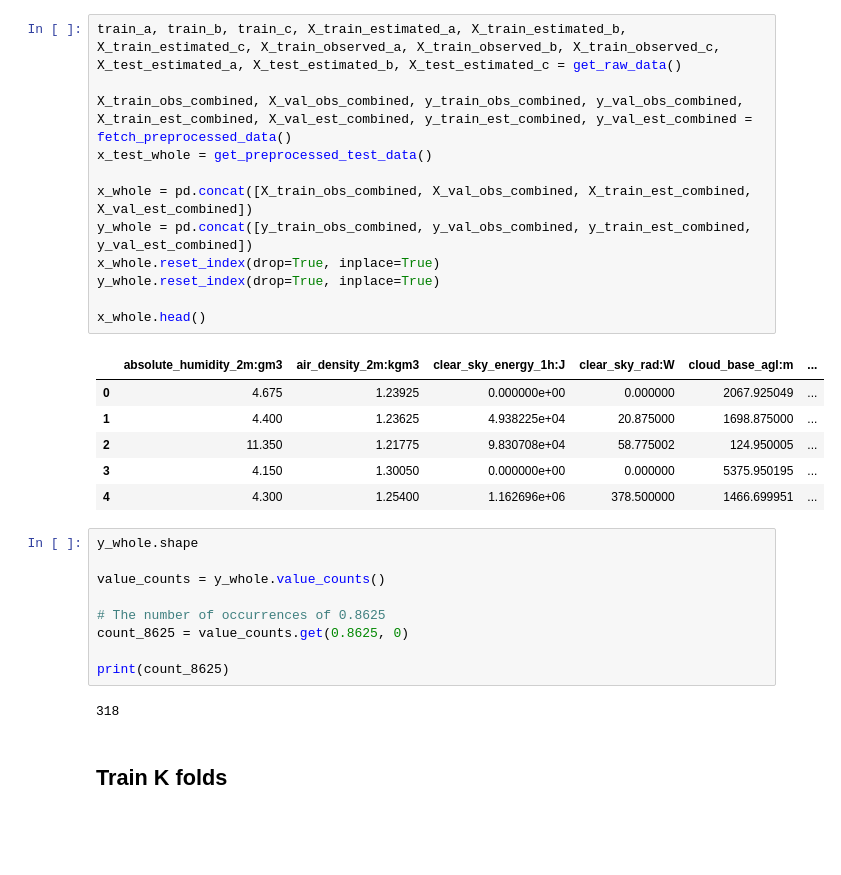
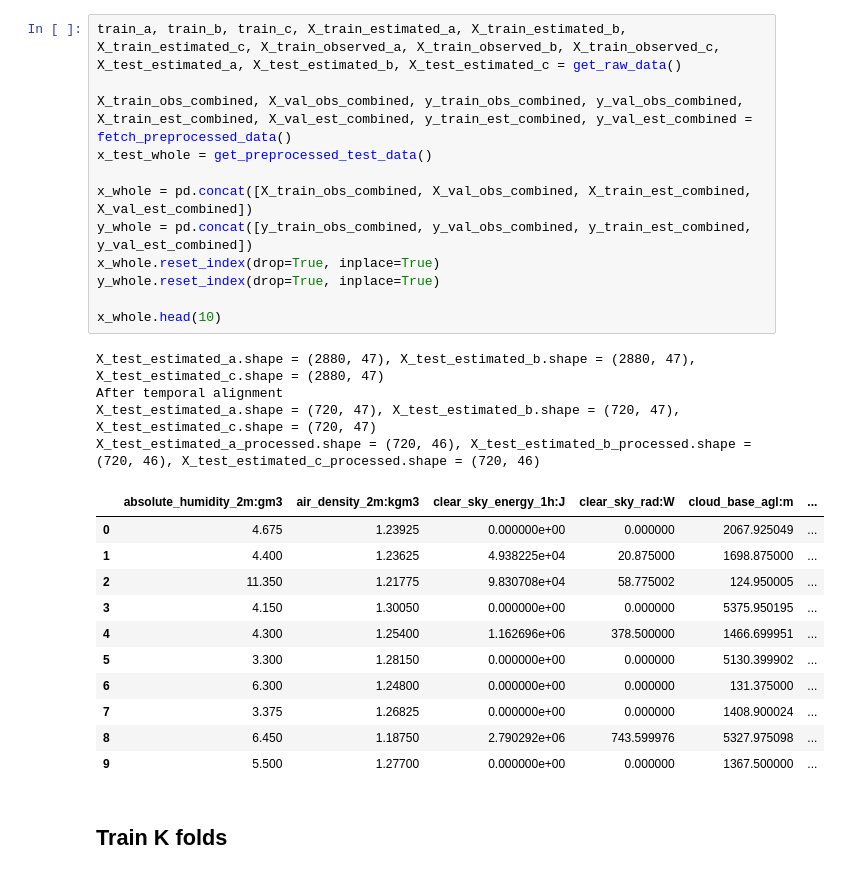
Before and after one commit to SverreNystad/power-predictor, a Jupyter notebook: xgboost.ipynb, the cells around one changed output. Cells and saved outputs as stored; diff of their text form; blank space fills up the shorter version.

```diff
--- a/xgboost.ipynb
+++ b/xgboost.ipynb
@@ -31,33 +30,31 @@ You should consider upgrading via the 'c:\Users\gunna\Documents\Maskinlæring\Pr
 # %%
 train_a, train_b, train_c, X_train_estimated_a, X_train_estimated_b, X_train_estimated_c, X_train_observed_a, X_train_observed_b, X_train_observed_c, X_test_estimated_a, X_test_estimated_b, X_test_estimated_c = get_raw_data()
 
 X_train_obs_combined, X_val_obs_combined, y_train_obs_combined, y_val_obs_combined, X_train_est_combined, X_val_est_combined, y_train_est_combined, y_val_est_combined = fetch_preprocessed_data()
 x_test_whole = get_preprocessed_test_data()
 
 x_whole = pd.concat([X_train_obs_combined, X_val_obs_combined, X_train_est_combined, X_val_est_combined])
 y_whole = pd.concat([y_train_obs_combined, y_val_obs_combined, y_train_est_combined, y_val_est_combined])
 x_whole.reset_index(drop=True, inplace=True)
 y_whole.reset_index(drop=True, inplace=True)
 
-x_whole.head()
+x_whole.head(10)
 # %% [output]
+X_test_estimated_a.shape = (2880, 47), X_test_estimated_b.shape = (2880, 47), X_test_estimated_c.shape = (2880, 47)
+After temporal alignment
+X_test_estimated_a.shape = (720, 47), X_test_estimated_b.shape = (720, 47), X_test_estimated_c.shape = (720, 47)
+X_test_estimated_a_processed.shape = (720, 46), X_test_estimated_b_processed.shape = (720, 46), X_test_estimated_c_processed.shape = (720, 46)
 |  | absolute_humidity_2m:gm3 | air_density_2m:kgm3 | clear_sky_energy_1h:J | clear_sky_rad:W | cloud_base_agl:m | ... |
 | 0 | 4.675 | 1.23925 | 0.000000e+00 | 0.000000 | 2067.925049 | ... |
 | 1 | 4.400 | 1.23625 | 4.938225e+04 | 20.875000 | 1698.875000 | ... |
 | 2 | 11.350 | 1.21775 | 9.830708e+04 | 58.775002 | 124.950005 | ... |
 | 3 | 4.150 | 1.30050 | 0.000000e+00 | 0.000000 | 5375.950195 | ... |
 | 4 | 4.300 | 1.25400 | 1.162696e+06 | 378.500000 | 1466.699951 | ... |
+| 5 | 3.300 | 1.28150 | 0.000000e+00 | 0.000000 | 5130.399902 | ... |
+| 6 | 6.300 | 1.24800 | 0.000000e+00 | 0.000000 | 131.375000 | ... |
+| 7 | 3.375 | 1.26825 | 0.000000e+00 | 0.000000 | 1408.900024 | ... |
+| 8 | 6.450 | 1.18750 | 2.790292e+06 | 743.599976 | 5327.975098 | ... |
+| 9 | 5.500 | 1.27700 | 0.000000e+00 | 0.000000 | 1367.500000 | ... |
-# %%
-y_whole.shape
-
-value_counts = y_whole.value_counts()
-
-# The number of occurrences of 0.8625
-count_8625 = value_counts.get(0.8625, 0)
-
-print(count_8625)
-# %% [output]
-318
 # %% [markdown]
 ## Train K folds
 # %%
```
Also changed, not shown: parts of 9 cells of this notebook, 4 other files.
